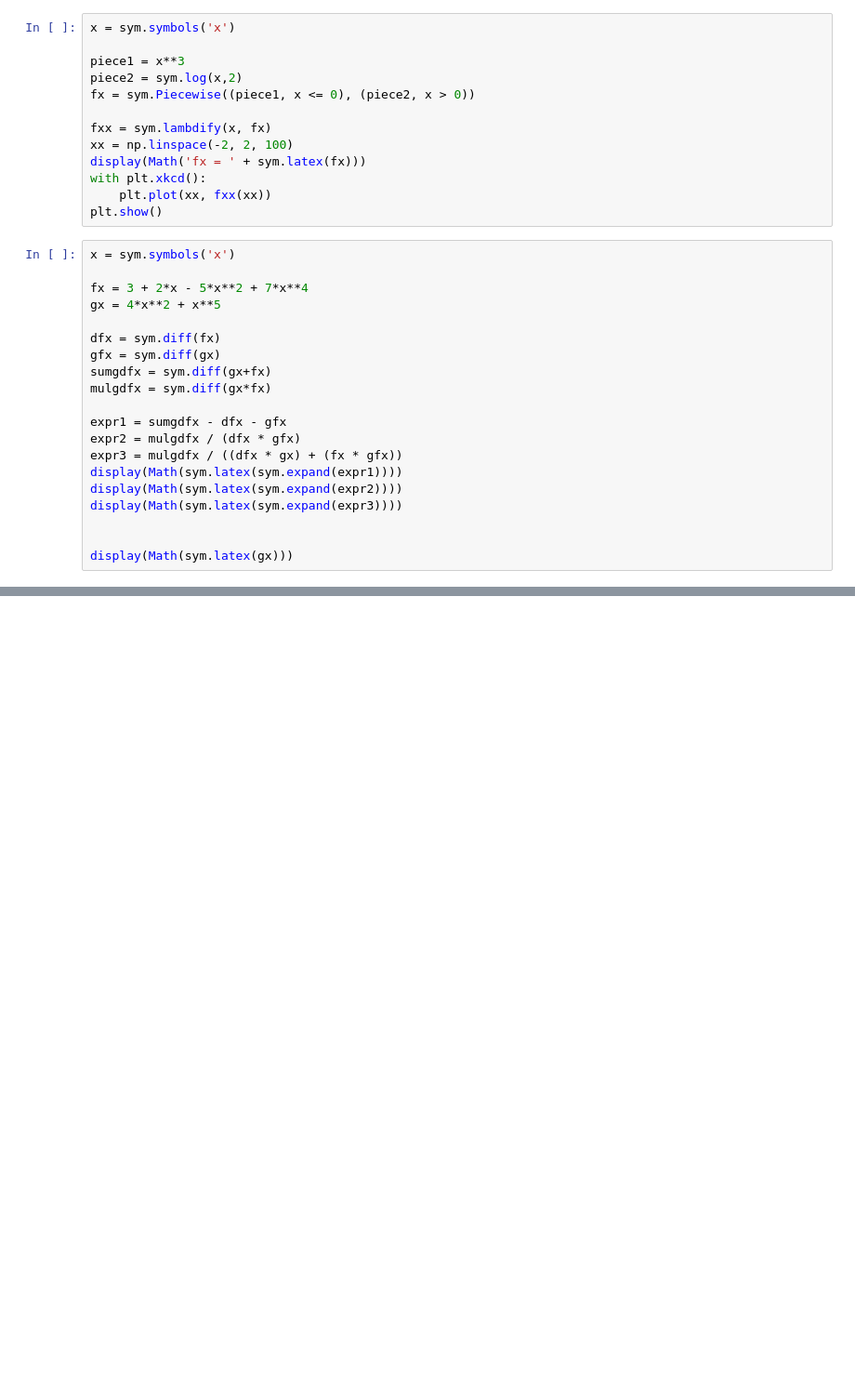
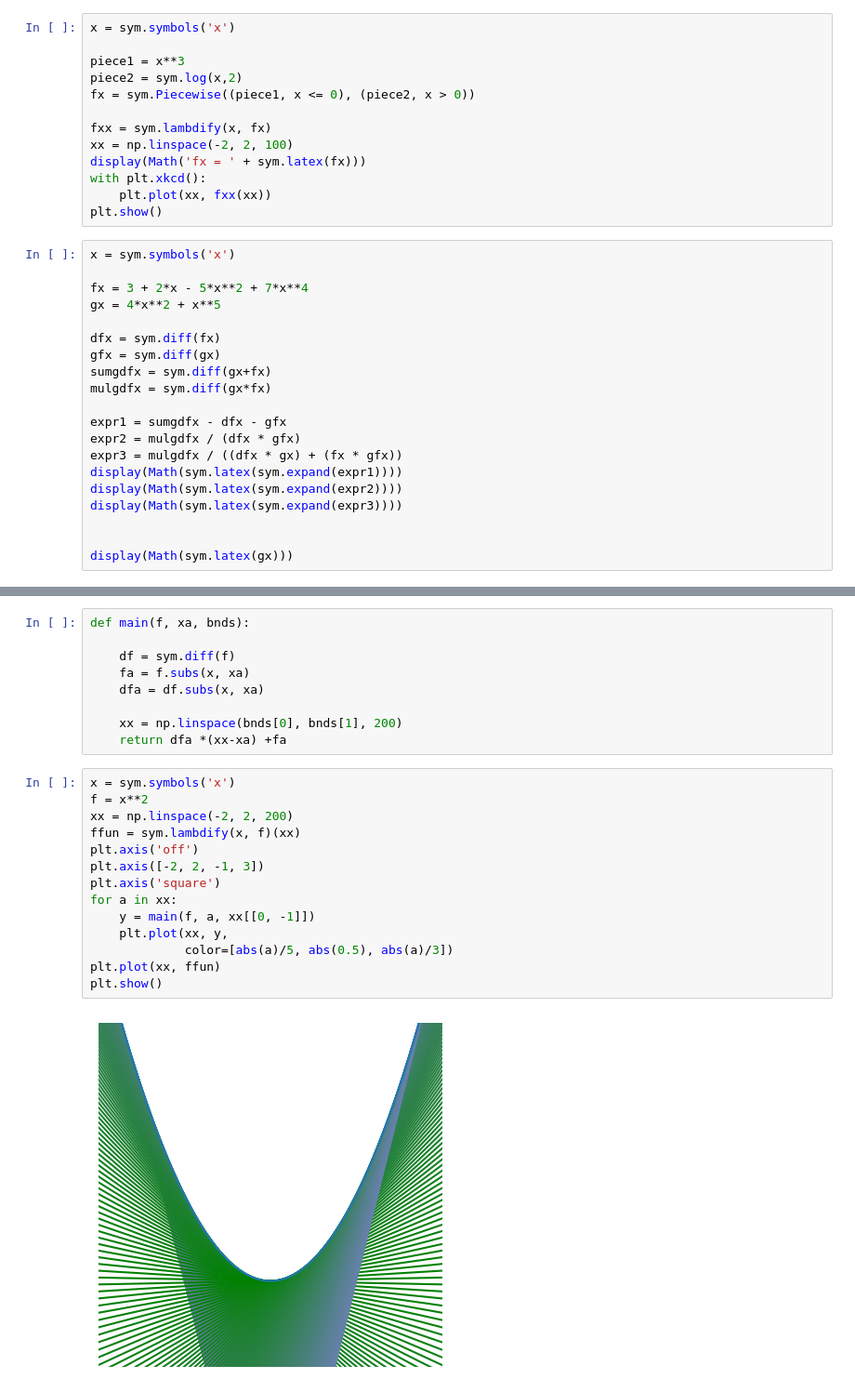
Before and after one commit to Kantulaev/ML_projects, a Jupyter notebook: lesson_9_Calculus.ipynb, the cells around one changed output, grey strips where cells are left out. Shown at 93% size. Drawn from its saved outputs; the diff is of its cells as text; blank space fills up the shorter version.

```diff
--- a/lesson_9_Calculus.ipynb
+++ b/lesson_9_Calculus.ipynb
@@ -94,0 +92,25 @@ p1.show()
+# %%
+def main(f, xa, bnds):
+
+    df = sym.diff(f)
+    fa = f.subs(x, xa)
+    dfa = df.subs(x, xa)
+
+    xx = np.linspace(bnds[0], bnds[1], 200)
+    return dfa *(xx-xa) +fa
+# %%
+x = sym.symbols('x')
+f = x**2
+xx = np.linspace(-2, 2, 200)
+ffun = sym.lambdify(x, f)(xx)
+plt.axis('off')
+plt.axis([-2, 2, -1, 3])
+plt.axis('square')
+for a in xx:
+    y = main(f, a, xx[[0, -1]])
+    plt.plot(xx, y,
+             color=[abs(a)/5, abs(0.5), abs(a)/3])
+plt.plot(xx, ffun)
+plt.show()
+# %% [output]
+[figure, added]
```
Also changed, not shown: parts of 1 cell of this notebook, 3 other files.
